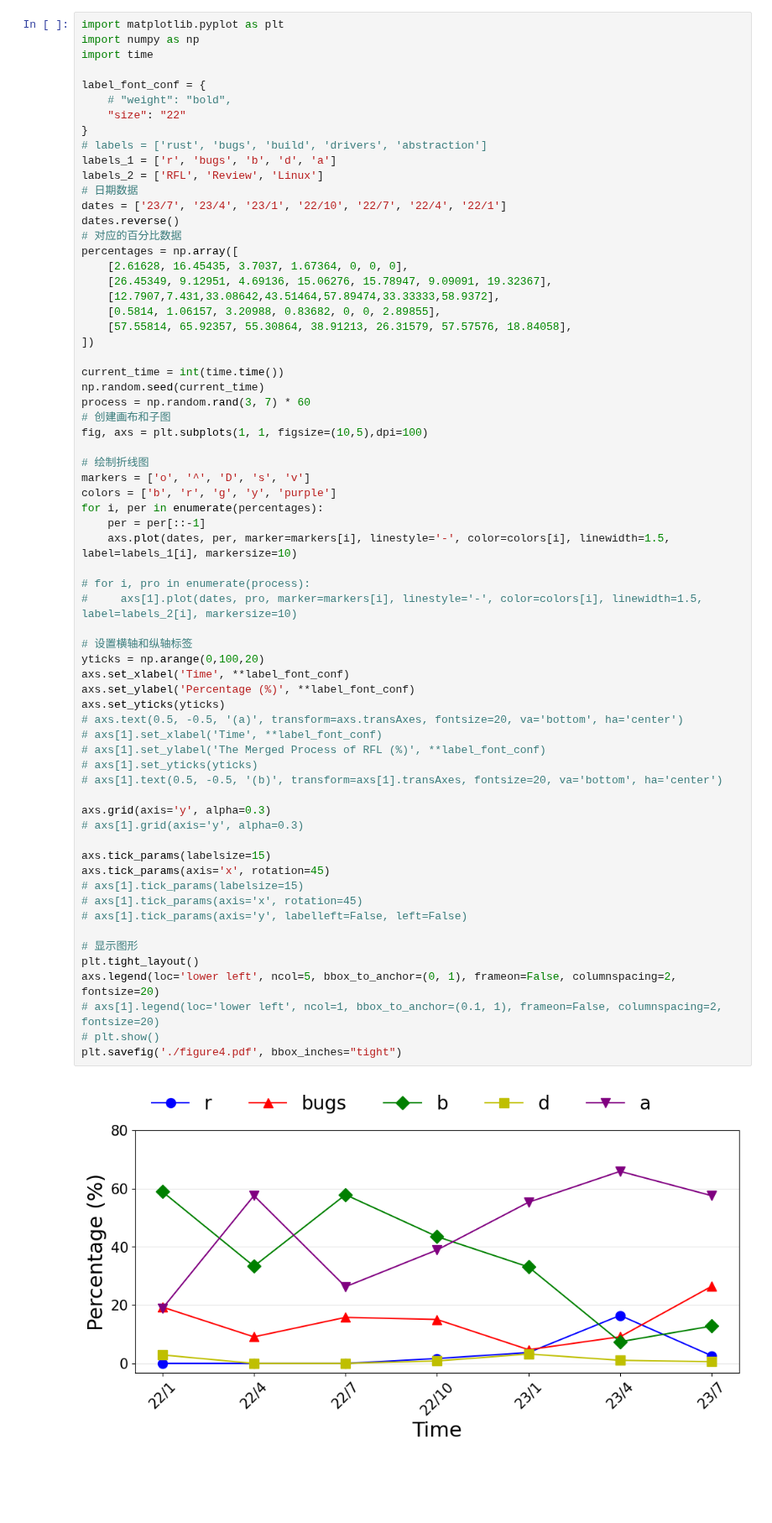
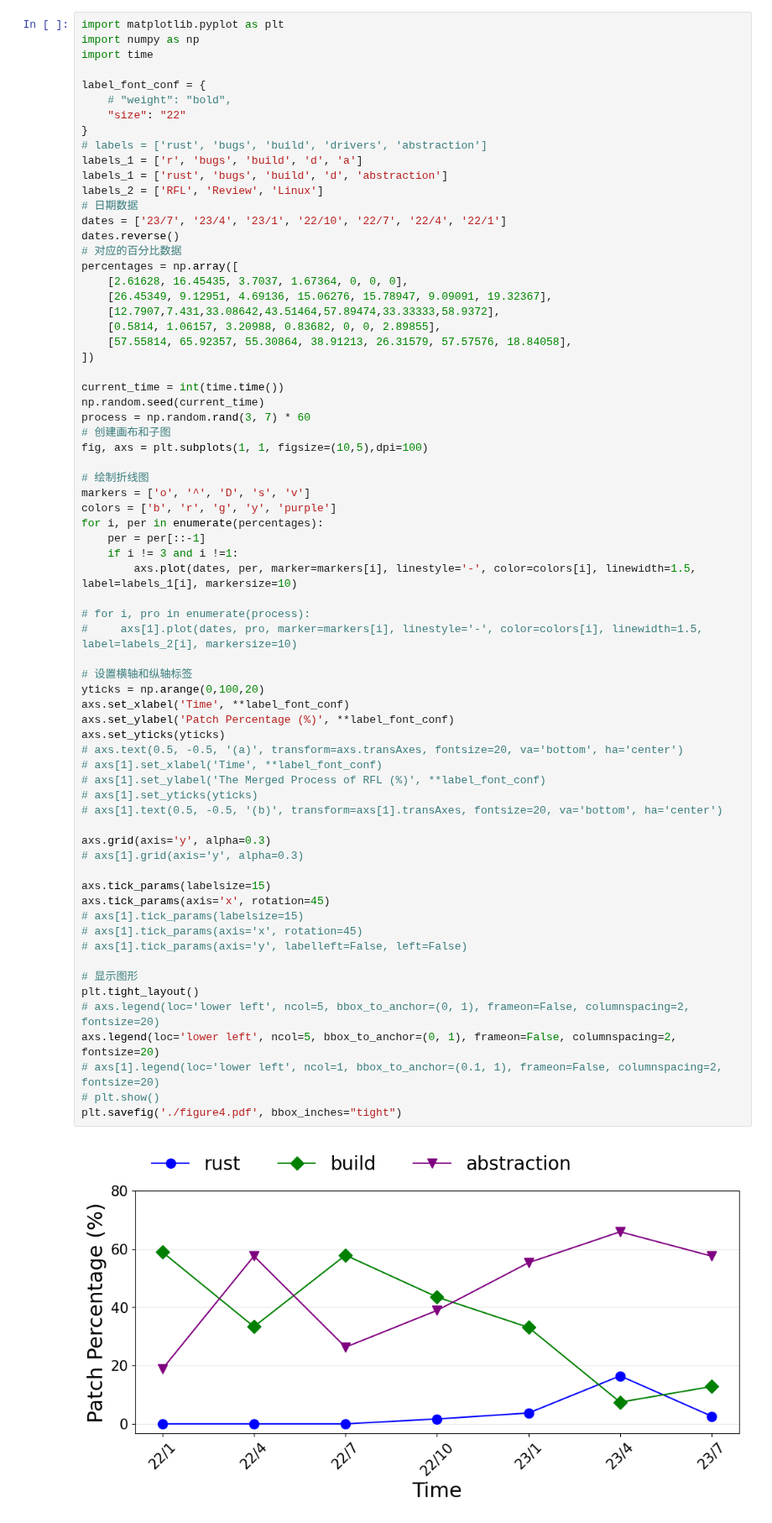
Before and after one commit to Richardhongyu/rfl_empirical_tools, a Jupyter notebook: figures_ppt/figure4.ipynb, the cells around one changed output. Shown at 84% size. Saved outputs shown, nothing was run; the diff lists cells and outputs as text; blank space fills up the shorter version.

```diff
--- a/figures_ppt/figure4.ipynb
+++ b/figures_ppt/figure4.ipynb
@@ -8,7 +8,8 @@ label_font_conf = {
     "size": "22"
 }
 # labels = ['rust', 'bugs', 'build', 'drivers', 'abstraction']
-labels_1 = ['r', 'bugs', 'b', 'd', 'a']
+labels_1 = ['r', 'bugs', 'build', 'd', 'a']
+labels_1 = ['rust', 'bugs', 'build', 'd', 'abstraction']
 labels_2 = ['RFL', 'Review', 'Linux']
 # 日期数据
 dates = ['23/7', '23/4', '23/1', '22/10', '22/7', '22/4', '22/1']
@@ -33,39 +34,41 @@ markers = ['o', '^', 'D', 's', 'v']
 colors = ['b', 'r', 'g', 'y', 'purple']
 for i, per in enumerate(percentages):
     per = per[::-1]
-    axs.plot(dates, per, marker=markers[i], linestyle='-', color=colors[i], linewidth=1.5, label=labels_1[i], markersize=10)
+    if i != 3 and i !=1:
+        axs.plot(dates, per, marker=markers[i], linestyle='-', color=colors[i], linewidth=1.5, label=labels_1[i], markersize=10)
 
 # for i, pro in enumerate(process):
 #     axs[1].plot(dates, pro, marker=markers[i], linestyle='-', color=colors[i], linewidth=1.5, label=labels_2[i], markersize=10)
 
 # 设置横轴和纵轴标签
 yticks = np.arange(0,100,20)
 axs.set_xlabel('Time', **label_font_conf)
-axs.set_ylabel('Percentage (%)', **label_font_conf)
+axs.set_ylabel('Patch Percentage (%)', **label_font_conf)
 axs.set_yticks(yticks)
 # axs.text(0.5, -0.5, '(a)', transform=axs.transAxes, fontsize=20, va='bottom', ha='center')
 # axs[1].set_xlabel('Time', **label_font_conf)
 # axs[1].set_ylabel('The Merged Process of RFL (%)', **label_font_conf)
 # axs[1].set_yticks(yticks)
 # axs[1].text(0.5, -0.5, '(b)', transform=axs[1].transAxes, fontsize=20, va='bottom', ha='center')
 
 axs.grid(axis='y', alpha=0.3)
 # axs[1].grid(axis='y', alpha=0.3)
 
 axs.tick_params(labelsize=15)
 axs.tick_params(axis='x', rotation=45)
 # axs[1].tick_params(labelsize=15)
 # axs[1].tick_params(axis='x', rotation=45)
 # axs[1].tick_params(axis='y', labelleft=False, left=False)
 
 # 显示图形
 plt.tight_layout()
+# axs.legend(loc='lower left', ncol=5, bbox_to_anchor=(0, 1), frameon=False, columnspacing=2, fontsize=20)
 axs.legend(loc='lower left', ncol=5, bbox_to_anchor=(0, 1), frameon=False, columnspacing=2, fontsize=20)
 # axs[1].legend(loc='lower left', ncol=1, bbox_to_anchor=(0.1, 1), frameon=False, columnspacing=2, fontsize=20)
 # plt.show()
 plt.savefig('./figure4.pdf', bbox_inches="tight")
 # %% [output]
-[figure, old version]
+[figure, new version]
 # %%
 import matplotlib.pyplot as plt
 import numpy as np
```
Also changed, not shown: parts of 1 cell of this notebook, 1 other file.
